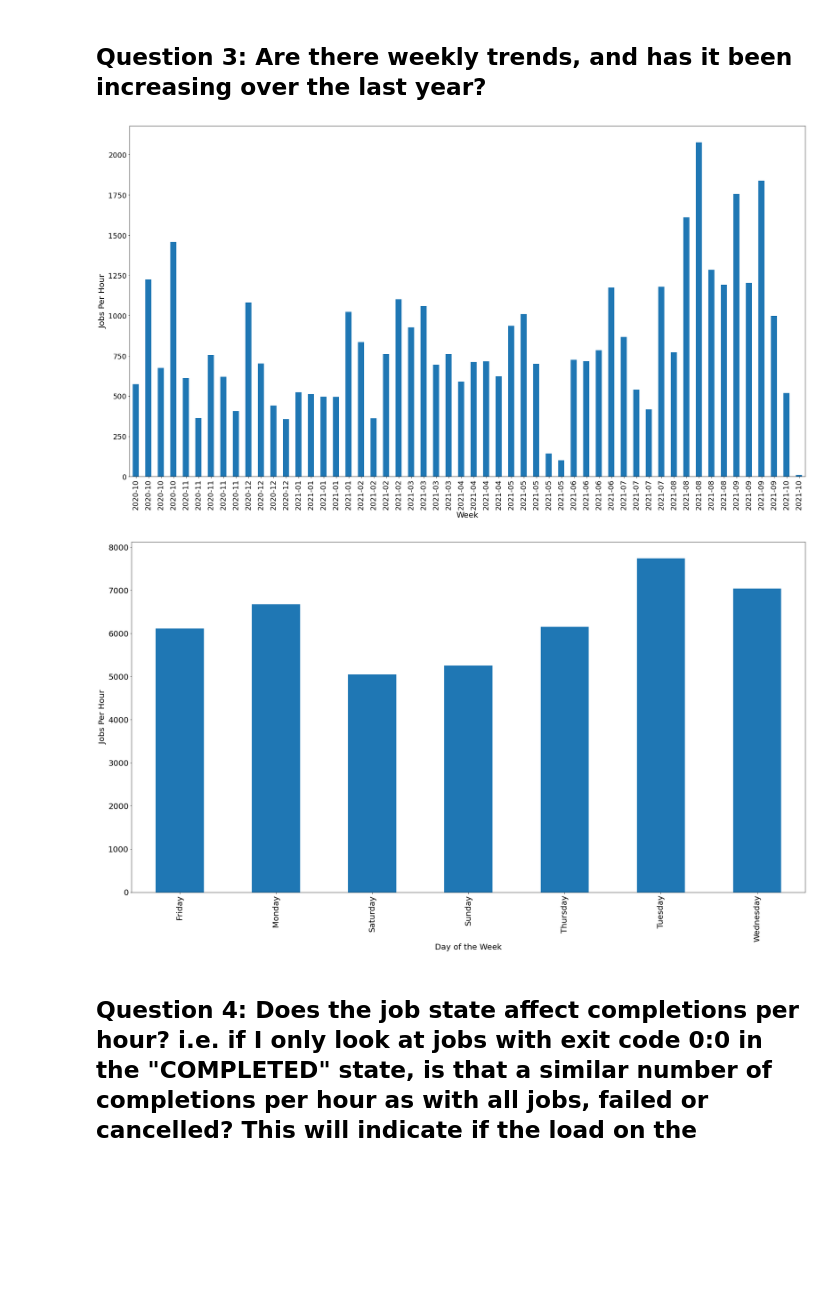
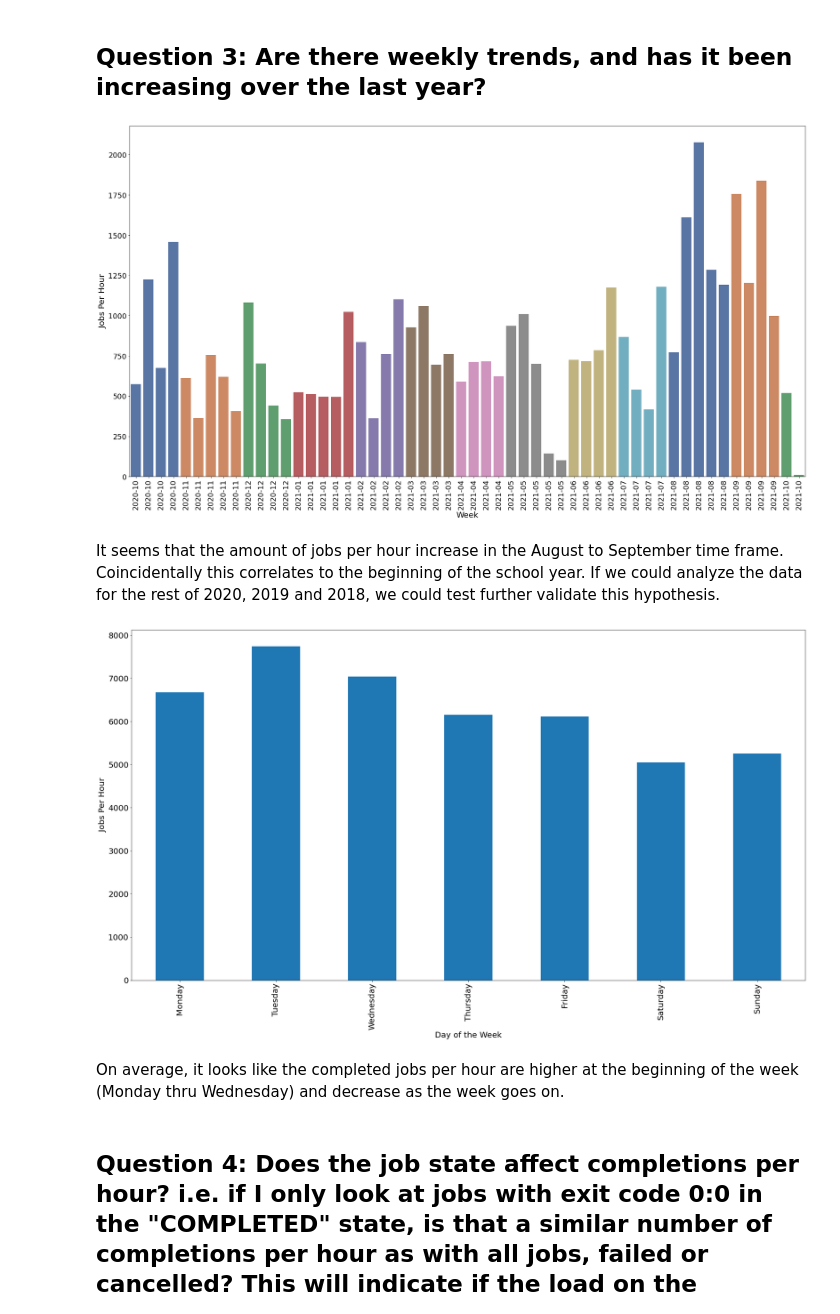
Before and after one commit to nss-data-science-cohort-5/accre-red-skittles, a Jupyter notebook: notebooks/Data Analysis.ipynb, the cells around one changed output. Drawn from its saved outputs; the diff is of its cells as text; code cells hidden in the pictures; blank space fills up the shorter version.

Commit message:
Finished number 3 about the weekly trends, will work on number 1 and 2 more.

```diff
--- a/notebooks/Data Analysis.ipynb
+++ b/notebooks/Data Analysis.ipynb
@@ -27,20 +27,27 @@ jobs['GROUP1H'] = jobs.groupby(pd.Grouper(key='END',freq='H')).transform('count'
 ## Question 3: Are there weekly trends, and has it been increasing over the last year?
 # %%
 weekly_jobs_ended_by_hour = jobs.groupby(pd.Grouper(key='END',freq='W')).count()/168
+weekly_jobs_ended_by_hour = weekly_jobs_ended_by_hour.reset_index()
+date_labels = weekly_jobs_ended_by_hour['END'].dt.strftime('%Y-%m')
 
 fig, ax = plt.subplots(figsize=(30,16))
-weekly_jobs_ended_by_hour['JOBID'].plot(kind='bar', ax=ax)
+#weekly_jobs_ended_by_hour['JOBID'].plot(kind='bar', ax=ax)
+sns.barplot(x='END', y='JOBID', data=weekly_jobs_ended_by_hour, hue=date_labels, dodge=False, palette="deep")
 
-date_labels = weekly_jobs_ended_by_hour.index.strftime('%Y-%m')
 plt.xlabel('Week', fontsize=20)
 ax.set_xticklabels(labels=date_labels, rotation=90, fontsize=18)
 
 plt.ylabel('Jobs Per Hour', fontsize=20)
-plt.yticks(fontsize=18);
+plt.yticks(fontsize=18)
+
+ax.get_legend().set_visible(False);
 # %% [output]
-[figure, old version]
+[figure, new version]
+# %% [markdown]
+It seems that the amount of jobs per hour increase in the August to September time frame. Coincidentally this correlates to the beginning of the school year. If we could analyze the data for the rest of 2020, 2019 and 2018, we could test further validate this hypothesis.
 # %%
 daily_jobs_ended_per_hour = jobs.groupby(jobs['END'].dt.day_name()).count()['JOBID']/168
+daily_jobs_ended_per_hour = daily_jobs_ended_per_hour.reindex(['Monday', 'Tuesday', 'Wednesday', 'Thursday', 'Friday', 'Saturday', 'Sunday'])
 
 fig, ax = plt.subplots(figsize=(30,16))
 daily_jobs_ended_per_hour.plot(kind='bar')
@@ -52,6 +59,8 @@ ax.set_xticklabels(labels=day_labels, rotation=90, fontsize=20)
 plt.ylabel('Jobs Per Hour', fontsize=20)
 plt.yticks(fontsize=20);
 # %% [output]
-[figure, old version]
+[figure, new version]
+# %% [markdown]
+On average, it looks like the completed jobs per hour are higher at the beginning of the week (Monday thru Wednesday) and decrease as the week goes on.
 # %% [markdown]
 ## Question 4: Does the job state affect completions per hour? i.e. if I only look at jobs with exit code 0:0 in the "COMPLETED" state, is that a similar number of completions per hour as with all jobs, failed or cancelled? This will indicate if the load on the scheduler is by user design or is a result of users not sufficiently testing their jobs before submitting very large arrays. We also expect that most job completions will be in the "production" partition, but is this actually true?
```
